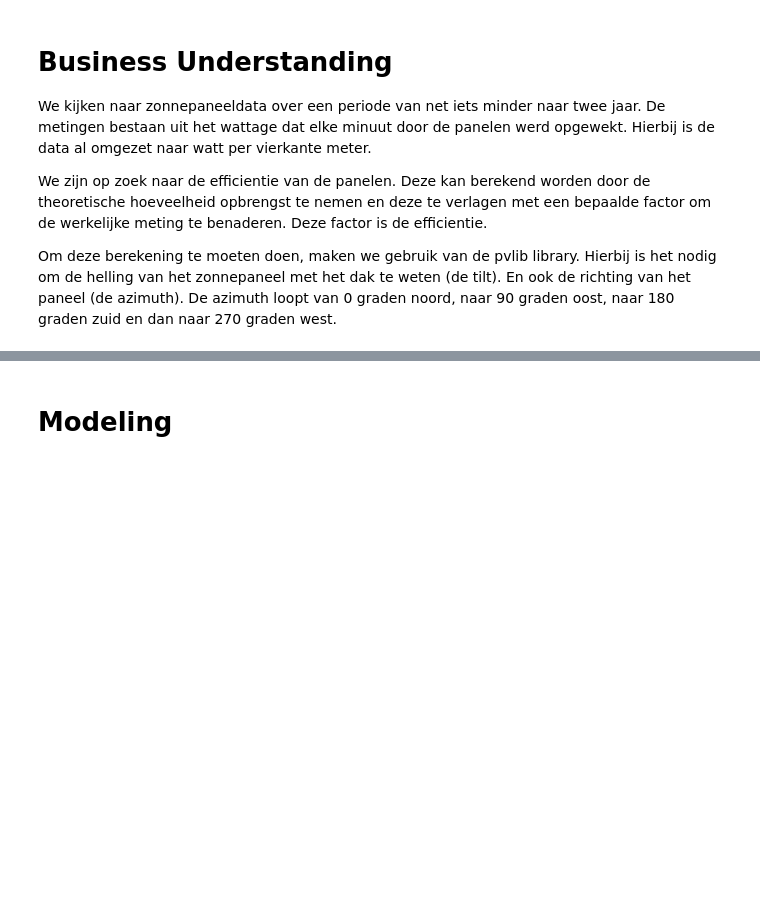
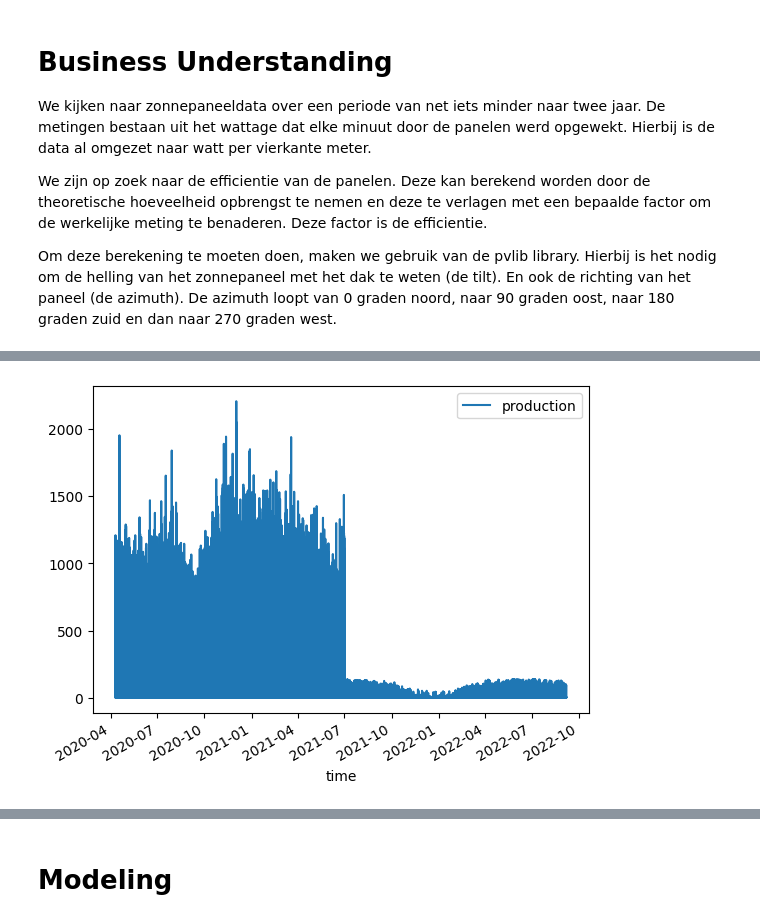
Before and after one commit to EsmeeK1/MachineLearning, a Jupyter notebook: thema's/optimalisatie/Zonnenpanelen_Esmee_Kraan.ipynb, the cells around one changed output, grey strips where cells are left out. Saved outputs shown, nothing was run; the diff lists cells and outputs as text; code cells hidden in the pictures; blank space fills up the shorter version.

```diff
--- a/thema's/optimalisatie/Zonnenpanelen_Esmee_Kraan.ipynb
+++ b/thema's/optimalisatie/Zonnenpanelen_Esmee_Kraan.ipynb
@@ -56,0 +36,11 @@ dtype: int64
+# %%
+## Laad en verken de zonnepaneeldata
+solar_df = pd.read_csv('../../bijlagen/dataset.csv')
+solar_df['time'] = pd.to_datetime(solar_df['time'])
+solar_df = solar_df.set_index('time')
+
+# Verken de zonnepaneeldata
+print(solar_df.isna().sum())  # Controleer op ontbrekende waarden
+print(solar_df.dtypes)        # Controleer de datatypes
+print(solar_df.shape)         # Bekijk de afmetingen van de dataset
+print(solar_df.describe().transpose())  # Beschrijvende statistieken van de dataset
@@ -56,0 +55,5 @@ dtype: int64
+# %%
+# Visualiseer de zonnepaneeldata
+plot = solar_df.plot()
+# %% [output]
+[figure, added]
```
Also changed, not shown: parts of 49 cells of this notebook, 1 other file.
